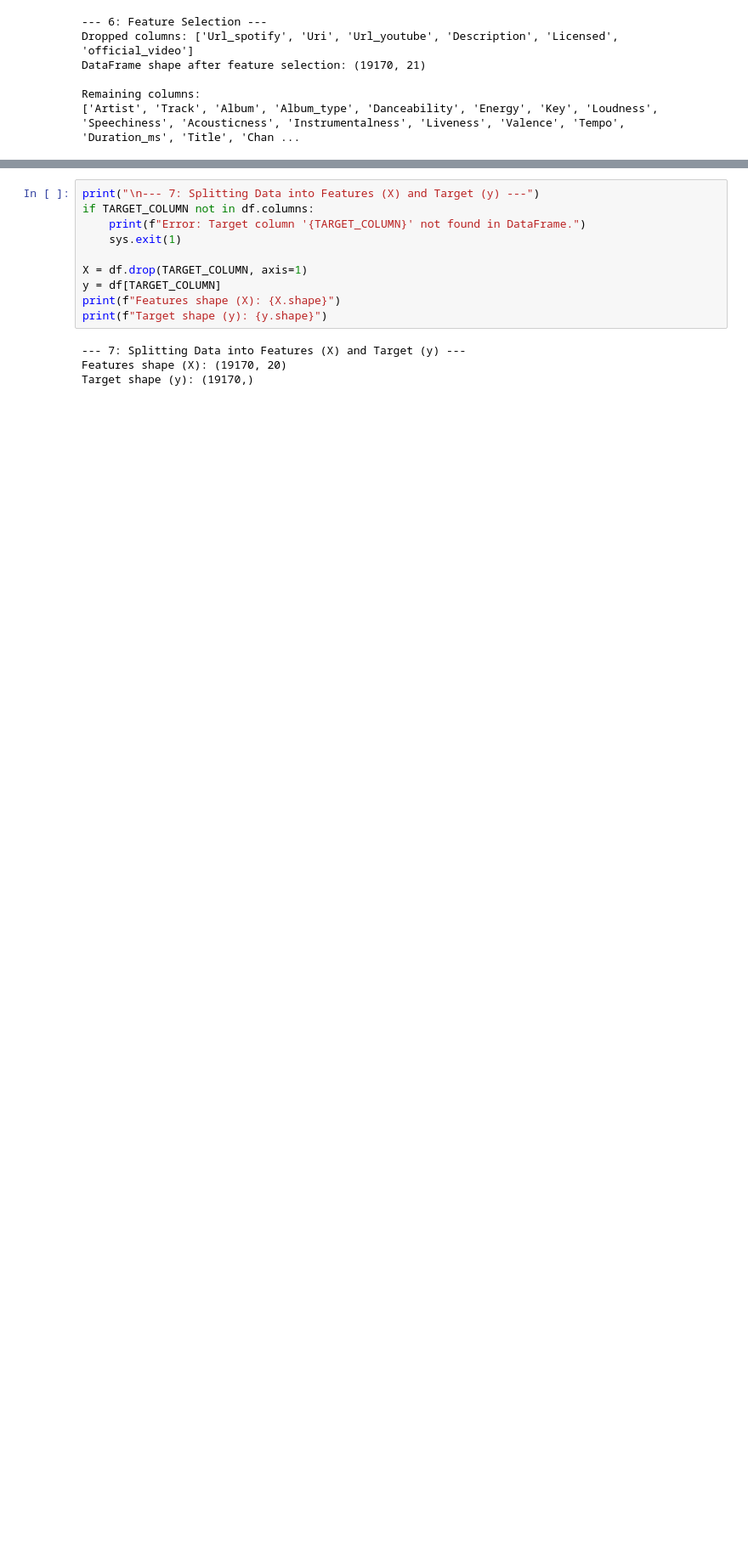
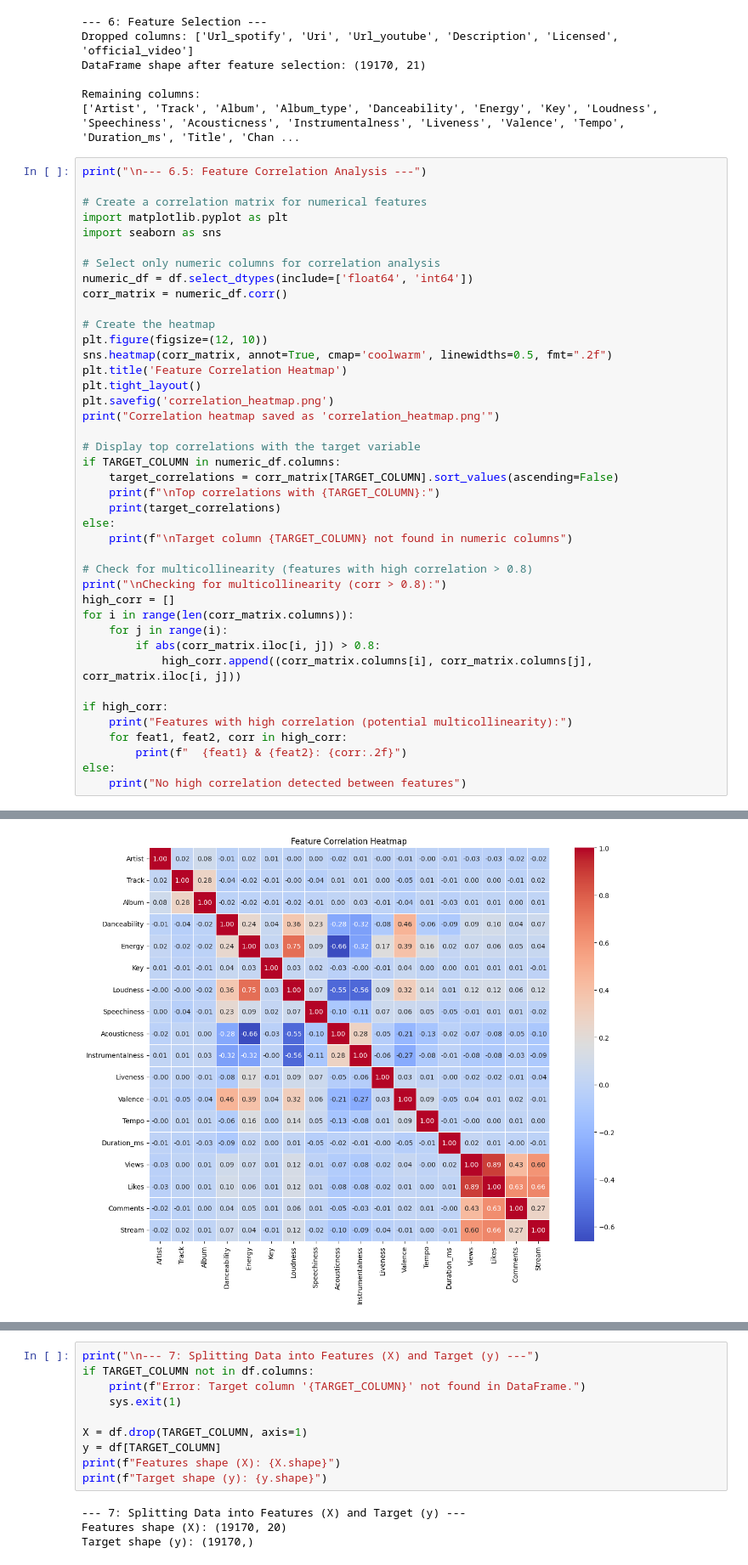
Before and after one commit to AvaVellozzi/Music-Video-Engagement-Predictor, a Jupyter notebook: Music-Video-Engagement-Predictor.ipynb, the cells around one changed output, grey strips where cells are left out. Shown: that part at 85% size. Cells and saved outputs as stored; diff of their text form; blank space fills up the shorter version.

```diff
--- a/Music-Video-Engagement-Predictor.ipynb
+++ b/Music-Video-Engagement-Predictor.ipynb
@@ -145,3 +145,45 @@ DataFrame shape after feature selection: (19170, 21)
 
 Remaining columns:
 ['Artist', 'Track', 'Album', 'Album_type', 'Danceability', 'Energy', 'Key', 'Loudness', 'Speechiness', 'Acousticness', 'Instrumentalness', 'Liveness', 'Valence', 'Tempo', 'Duration_ms', 'Title', 'Chan ...
+# %%
+print("\n--- 6.5: Feature Correlation Analysis ---")
+
+# Create a correlation matrix for numerical features
+import matplotlib.pyplot as plt
+import seaborn as sns
+
+# Select only numeric columns for correlation analysis
+numeric_df = df.select_dtypes(include=['float64', 'int64'])
+corr_matrix = numeric_df.corr()
+
+# Create the heatmap
+plt.figure(figsize=(12, 10))
+sns.heatmap(corr_matrix, annot=True, cmap='coolwarm', linewidths=0.5, fmt=".2f")
+plt.title('Feature Correlation Heatmap')
+plt.tight_layout()
+plt.savefig('correlation_heatmap.png')
+print("Correlation heatmap saved as 'correlation_heatmap.png'")
+
+# Display top correlations with the target variable
+if TARGET_COLUMN in numeric_df.columns:
+    target_correlations = corr_matrix[TARGET_COLUMN].sort_values(ascending=False)
+    print(f"\nTop correlations with {TARGET_COLUMN}:")
+    print(target_correlations)
+else:
+    print(f"\nTarget column {TARGET_COLUMN} not found in numeric columns")
+
+# Check for multicollinearity (features with high correlation > 0.8)
+print("\nChecking for multicollinearity (corr > 0.8):")
+high_corr = []
+for i in range(len(corr_matrix.columns)):
+    for j in range(i):
+        if abs(corr_matrix.iloc[i, j]) > 0.8:
+            high_corr.append((corr_matrix.columns[i], corr_matrix.columns[j], corr_matrix.iloc[i, j]))
+
+if high_corr:
+    print("Features with high correlation (potential multicollinearity):")
+    for feat1, feat2, corr in high_corr:
+        print(f"  {feat1} & {feat2}: {corr:.2f}")
+else:
+    print("No high correlation detected between features")
+# %% [output]
@@ -147,0 +207 @@ Remaining columns:
+[figure, added]
```
Also changed, not shown: parts of 4 cells of this notebook, 24 other files.
